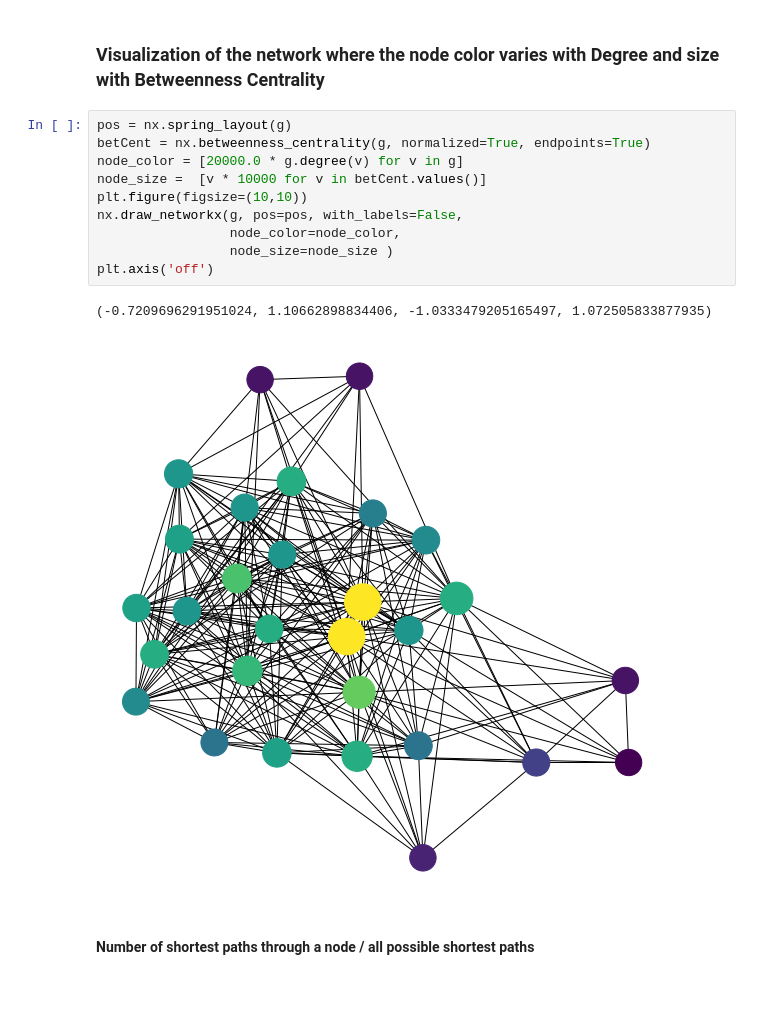
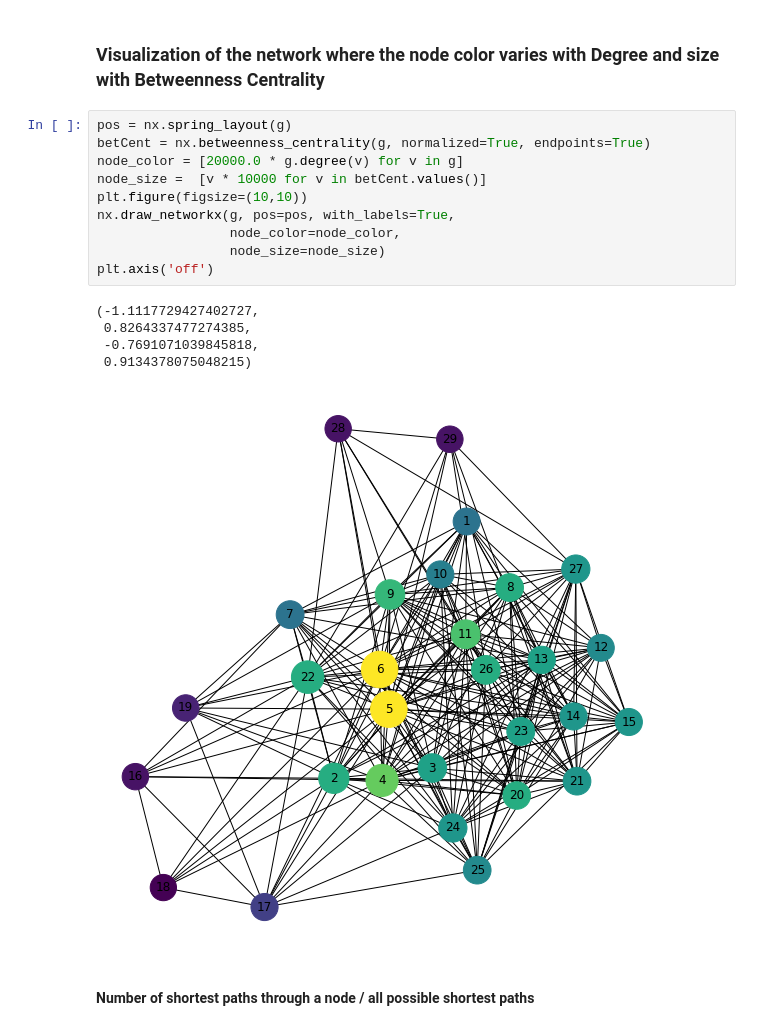
Before and after one commit to AlainKuiete/DATA620ASSIGNMENTS, a Jupyter notebook: data620Project1.ipynb, the cells around one changed output. Saved outputs shown, nothing was run; the diff lists cells and outputs as text; blank space fills up the shorter version.

```diff
--- a/data620Project1.ipynb
+++ b/data620Project1.ipynb
@@ -238,16 +238,19 @@ print(top_cc)
 # %%
 pos = nx.spring_layout(g)
 betCent = nx.betweenness_centrality(g, normalized=True, endpoints=True)
 node_color = [20000.0 * g.degree(v) for v in g]
 node_size =  [v * 10000 for v in betCent.values()]
 plt.figure(figsize=(10,10))
-nx.draw_networkx(g, pos=pos, with_labels=False,
+nx.draw_networkx(g, pos=pos, with_labels=True,
                  node_color=node_color,
-                 node_size=node_size )
+                 node_size=node_size)
 plt.axis('off')
 # %% [output]
-(-0.7209696291951024, 1.10662898834406, -1.0333479205165497, 1.072505833877935)
+(-1.1117729427402727,
+ 0.8264337477274385,
+ -0.7691071039845818,
+ 0.9134378075048215)
-[figure, old version]
+[figure, new version]
 # %% [markdown]
 #### Number of shortest paths through a node / all possible shortest paths
 # %%
```
Also changed, not shown: parts of 2 cells of this notebook.
